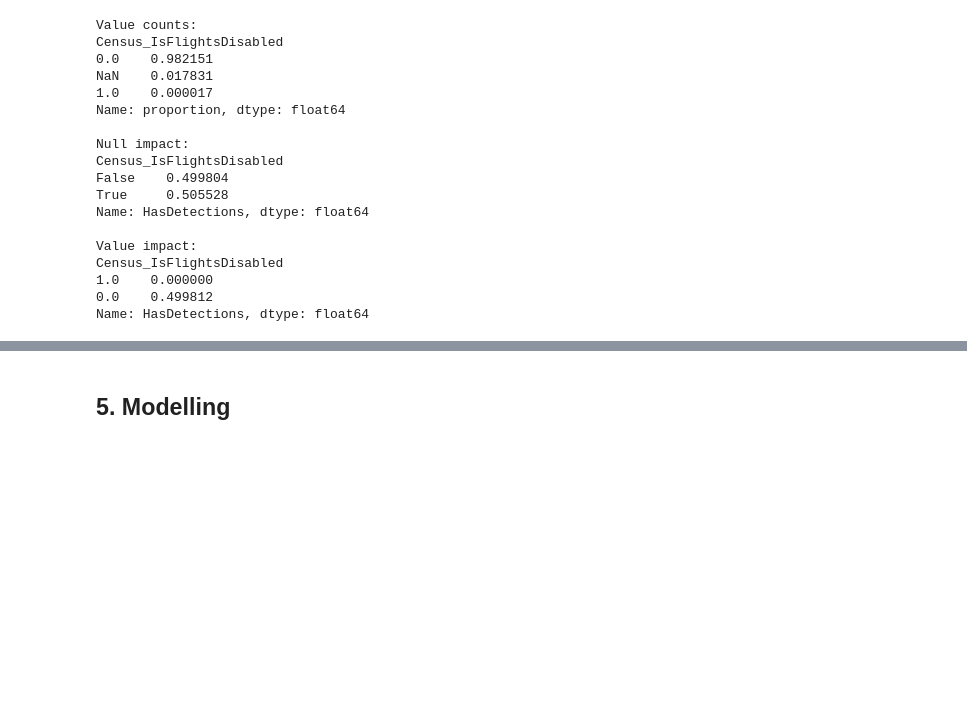
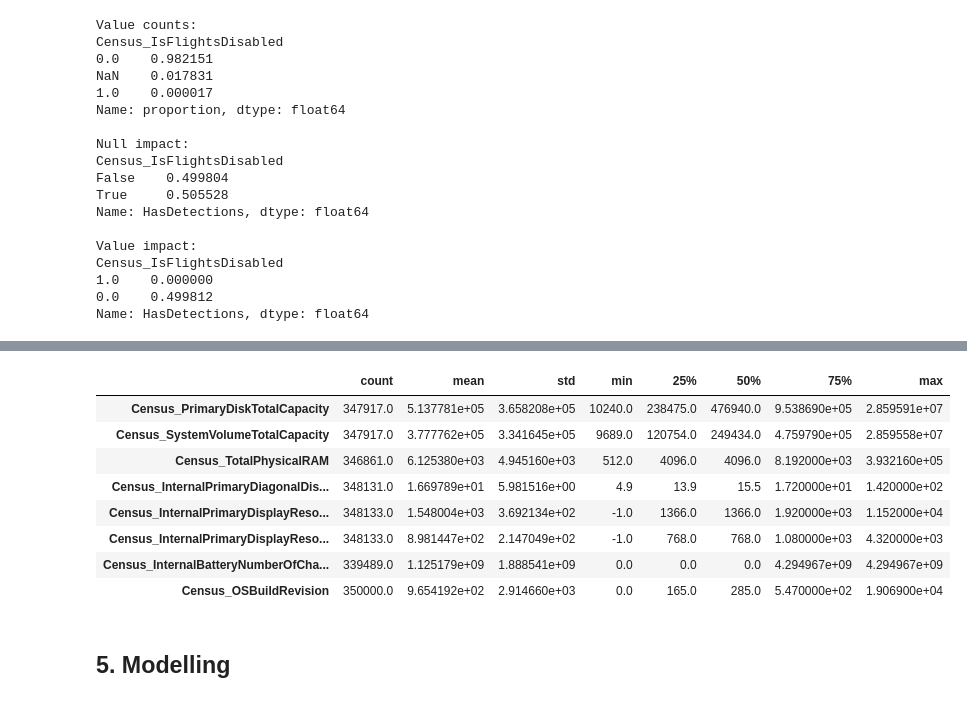
Before and after one commit to Ehunankakoa/nuclio-datascience_AI, a Jupyter notebook: Entregable_2/Entregable_2.ipynb, the cells around one changed output, grey strips where cells are left out. Saved outputs shown, nothing was run; the diff lists cells and outputs as text; code cells hidden in the pictures; blank space fills up the shorter version.

```diff
--- a/Entregable_2/Entregable_2.ipynb
+++ b/Entregable_2/Entregable_2.ipynb
@@ -858,3 +828,5 @@ Filled nulls in columns 'Wdft_IsGamer' with constant value: 0
+# %%
+inspector1.fill_constant_list.append('Wdft_IsGamer')
 # %%
 check_signal(df_train, 'Census_IsAlwaysOnAlwaysConnectedCapable')
 # %% [output]
@@ -883,3 +851,5 @@ Filled nulls in columns 'Census_IsAlwaysOnAlwaysConnectedCapable' with constant
+# %%
+inspector1.fill_constant_list.append('Census_IsAlwaysOnAlwaysConnectedCapable')
 # %%
 check_signal(df_train, 'Firewall')
 # %% [output]
@@ -908,3 +874,5 @@ Filled nulls in columns 'Firewall' with constant value: 0
+# %%
+inspector1.fill_constant_list.append('Firewall')
 # %% [markdown]
 #### Boolean column Census_IsFlightsDisabled: solo 6 values ='1'. Se elimina.
 # %%
@@ -929,4 +897,4 @@ Census_IsFlightsDisabled
 0.0    0.499812
 Name: HasDetections, dtype: float64
 # %%
-cleaner.drop_columns('Census_IsFlightsDisabled')
+inspector1.drop_columns.append('Census_IsFlightsDisabled')
@@ -974,3 +914,15 @@ cleaner.fill_constant_list
+# %%
+inspector1.df.describe().T
+# %% [output]
+|  | count | mean | std | min | 25% | 50% | 75% | max |
+| Census_PrimaryDiskTotalCapacity | 347917.0 | 5.137781e+05 | 3.658208e+05 | 10240.0 | 238475.0 | 476940.0 | 9.538690e+05 | 2.859591e+07 |
+| Census_SystemVolumeTotalCapacity | 347917.0 | 3.777762e+05 | 3.341645e+05 | 9689.0 | 120754.0 | 249434.0 | 4.759790e+05 | 2.859558e+07 |
+| Census_TotalPhysicalRAM | 346861.0 | 6.125380e+03 | 4.945160e+03 | 512.0 | 4096.0 | 4096.0 | 8.192000e+03 | 3.932160e+05 |
+| Census_InternalPrimaryDiagonalDis... | 348131.0 | 1.669789e+01 | 5.981516e+00 | 4.9 | 13.9 | 15.5 | 1.720000e+01 | 1.420000e+02 |
+| Census_InternalPrimaryDisplayReso... | 348133.0 | 1.548004e+03 | 3.692134e+02 | -1.0 | 1366.0 | 1366.0 | 1.920000e+03 | 1.152000e+04 |
+| Census_InternalPrimaryDisplayReso... | 348133.0 | 8.981447e+02 | 2.147049e+02 | -1.0 | 768.0 | 768.0 | 1.080000e+03 | 4.320000e+03 |
+| Census_InternalBatteryNumberOfCha... | 339489.0 | 1.125179e+09 | 1.888541e+09 | 0.0 | 0.0 | 0.0 | 4.294967e+09 | 4.294967e+09 |
+| Census_OSBuildRevision | 350000.0 | 9.654192e+02 | 2.914660e+03 | 0.0 | 165.0 | 285.0 | 5.470000e+02 | 1.906900e+04 |
 # %% [markdown]
 ## 5. Modelling
 # %%
```
Also changed, not shown: parts of 23 cells of this notebook.
